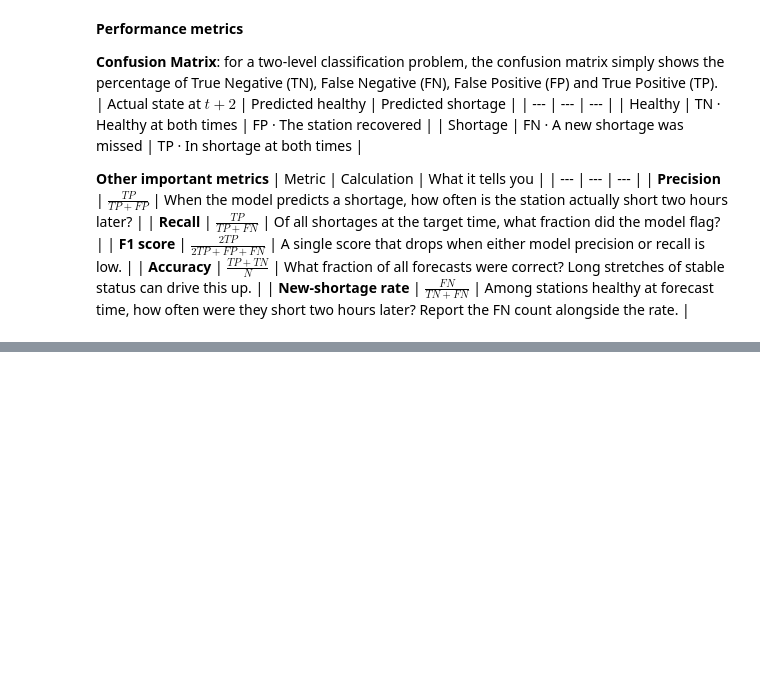
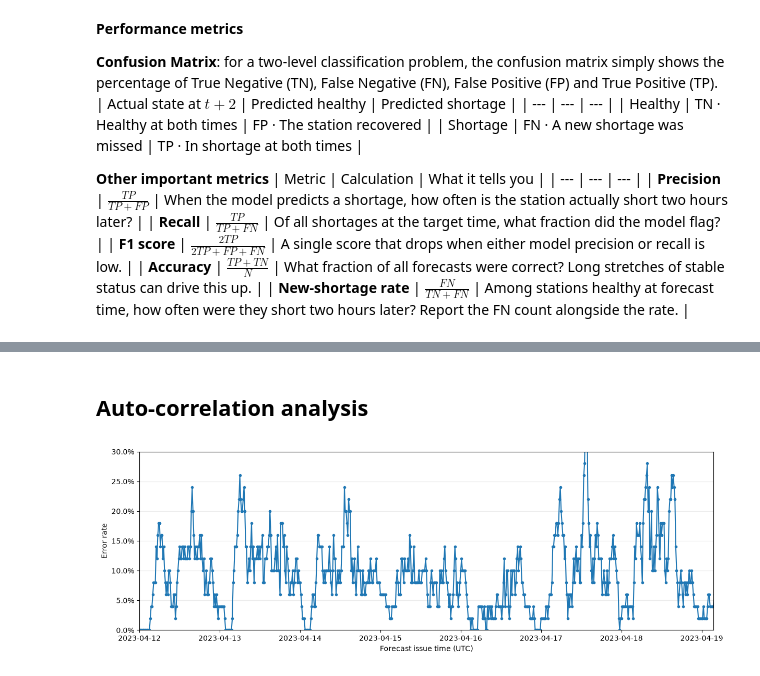
Before and after one commit to foretell-labs/CityFlow, a Jupyter notebook: notebooks/01_data_exploration.ipynb, the cells around one changed output, grey strips where cells are left out. Drawn from its saved outputs; the diff is of its cells as text; code cells hidden in the pictures; blank space fills up the shorter version.

```diff
--- a/notebooks/01_data_exploration.ipynb
+++ b/notebooks/01_data_exploration.ipynb
@@ -360,0 +361,2 @@ metrics
+# %% [markdown]
+## Auto-correlation analysis
@@ -360,0 +374,22 @@ metrics
+# %%
+from matplotlib import pyplot as plt
+from matplotlib.ticker import PercentFormatter
+
+from city_flow.modelling.autocorrelation import error_rate_by_time
+
+error_rates = error_rate_by_time(persistence_pairs)
+issue_times = pd.to_datetime(error_rates["issue_time"], unit="s", utc=True)
+
+fig, ax = plt.subplots(figsize=(12, 4), layout="constrained")
+ax.plot(issue_times, error_rates["error_rate"], marker=".")
+ax.set(
+    xlabel="Forecast issue time (UTC)",
+    xlim=(issue_times[959], issue_times[959 + 7 * 98]),
+    ylabel="Error rate",
+    ylim=(0, 0.3),
+)
+ax.yaxis.set_major_formatter(PercentFormatter(xmax=1))
+ax.grid(axis="y", alpha=0.25)
+plt.show()
+# %% [output]
+[figure, added]
```
Also changed, not shown: parts of 3 cells of this notebook, 1 other file.
